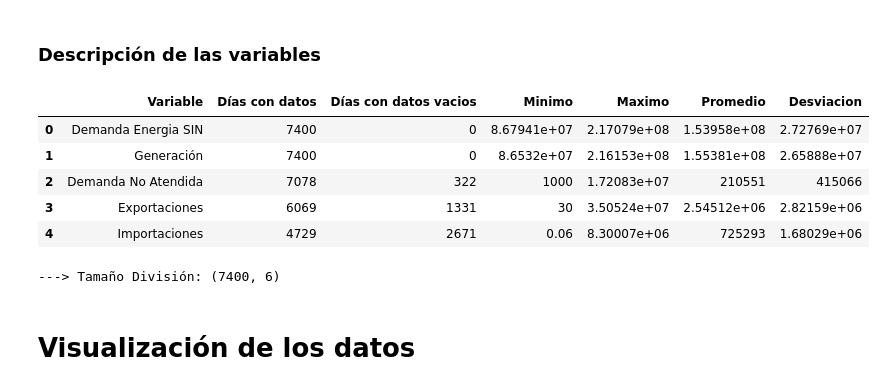
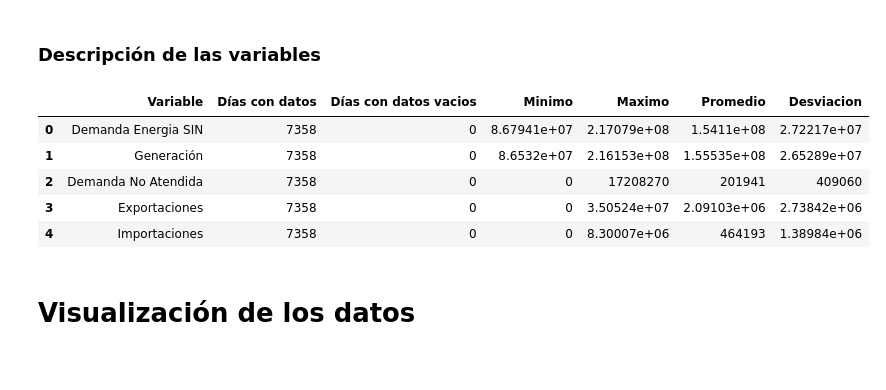
Before and after one commit to SebasPelaez/colombia-energy-forecast, a Jupyter notebook: Notebooks/Construcción y Visualización de Variables/Construcción y Visualización Demanda SIN.ipynb, the cells around one changed output. Cells and saved outputs as stored; diff of their text form; code cells hidden in the pictures.

```diff
--- a/Notebooks/Construcción y Visualización de Variables/Construcción y Visualización Demanda SIN.ipynb
+++ b/Notebooks/Construcción y Visualización de Variables/Construcción y Visualización Demanda SIN.ipynb
@@ -80 +42,4 @@ full_data.dropna(inplace=True,how='all')
+# %%
+dataset_path = os.path.join('..','..','dataset','Series','Demanda','Energia SIN','Demanda Energia SIN_0.xlsx')
+dataset = pd.read_excel(dataset_path)
 # %%
@@ -131,9 +94,9 @@ datos = full_data.copy()
 # %%
-describir_variables(datos)
+describir_variables(dataset)
 # %% [output]
 |  | Variable | Días con datos | Días con datos vacios | Minimo | Maximo | Promedio | Desviacion |
-| 0 | Demanda Energia SIN | 7400 | 0 | 8.67941e+07 | 2.17079e+08 | 1.53958e+08 | 2.72769e+07 |
-| 1 | Generación | 7400 | 0 | 8.6532e+07 | 2.16153e+08 | 1.55381e+08 | 2.65888e+07 |
-| 2 | Demanda No Atendida | 7078 | 322 | 1000 | 1.72083e+07 | 210551 | 415066 |
-| 3 | Exportaciones | 6069 | 1331 | 30 | 3.50524e+07 | 2.54512e+06 | 2.82159e+06 |
-| 4 | Importaciones | 4729 | 2671 | 0.06 | 8.30007e+06 | 725293 | 1.68029e+06 |
+| 0 | Demanda Energia SIN | 7358 | 0 | 8.67941e+07 | 2.17079e+08 | 1.5411e+08 | 2.72217e+07 |
+| 1 | Generación | 7358 | 0 | 8.6532e+07 | 2.16153e+08 | 1.55535e+08 | 2.65289e+07 |
+| 2 | Demanda No Atendida | 7358 | 0 | 0 | 17208270 | 201941 | 409060 |
+| 3 | Exportaciones | 7358 | 0 | 0 | 3.50524e+07 | 2.09103e+06 | 2.73842e+06 |
+| 4 | Importaciones | 7358 | 0 | 0 | 8.30007e+06 | 464193 | 1.38984e+06 |
@@ -142,12 +103,3 @@ datos.fillna(value=0, inplace=True)
-# %%
-dataset_path = os.path.join('data series','Demanda','Energia SIN')
-
-if not os.path.exists(dataset_path):
-    os.makedirs(dataset_path)
-
-dividir_guardar_dataset(datos,dataset_path,dataset_name='Demanda Energia SIN')
-# %% [output]
----> Tamaño División: (7400, 6)
 # %% [markdown]
 # Visualización de los datos
 # %%
```
Also changed, not shown: parts of 15 cells of this notebook, 17 other files.
